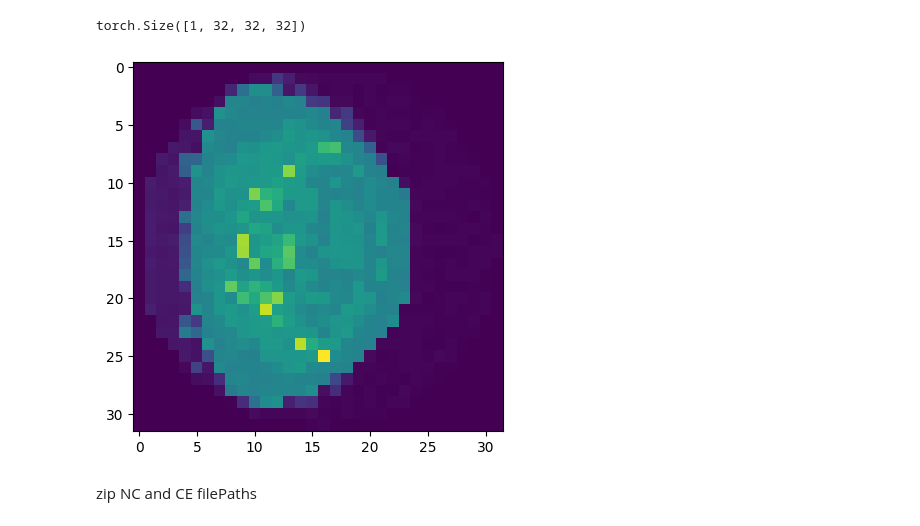
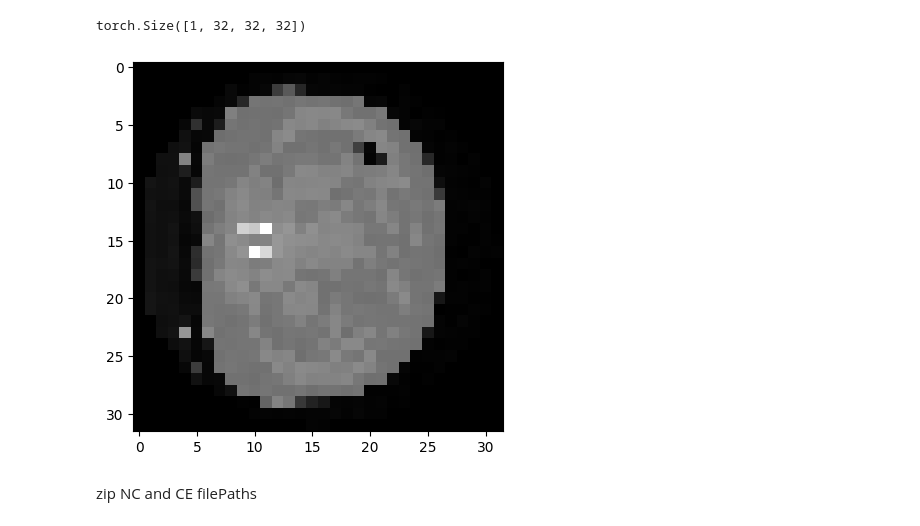
Before and after one commit to Oxford-NDS-AI/NC2C-ldm, a Jupyter notebook: visualisation.ipynb, the cells around one changed output. Cells and saved outputs as stored; diff of their text form; code cells hidden in the pictures.

```diff
--- a/visualisation.ipynb
+++ b/visualisation.ipynb
@@ -10,10 +23,10 @@ print(test_case['nc'].shape)
 torch.Size([1, 32, 32, 32])
 # %%
 import matplotlib.pyplot as plt
-plt.imshow(test_case['nc'][0,8,...])
+plt.imshow(test_case['nc'][0,16,...],cmap='gray')
 plt.show()
 # %% [output]
-[figure, old version]
+[figure, new version]
 # %% [markdown]
 zip NC and CE filePaths
 # %%
```
Also changed, not shown: parts of 1 cell of this notebook, 1 other file.
